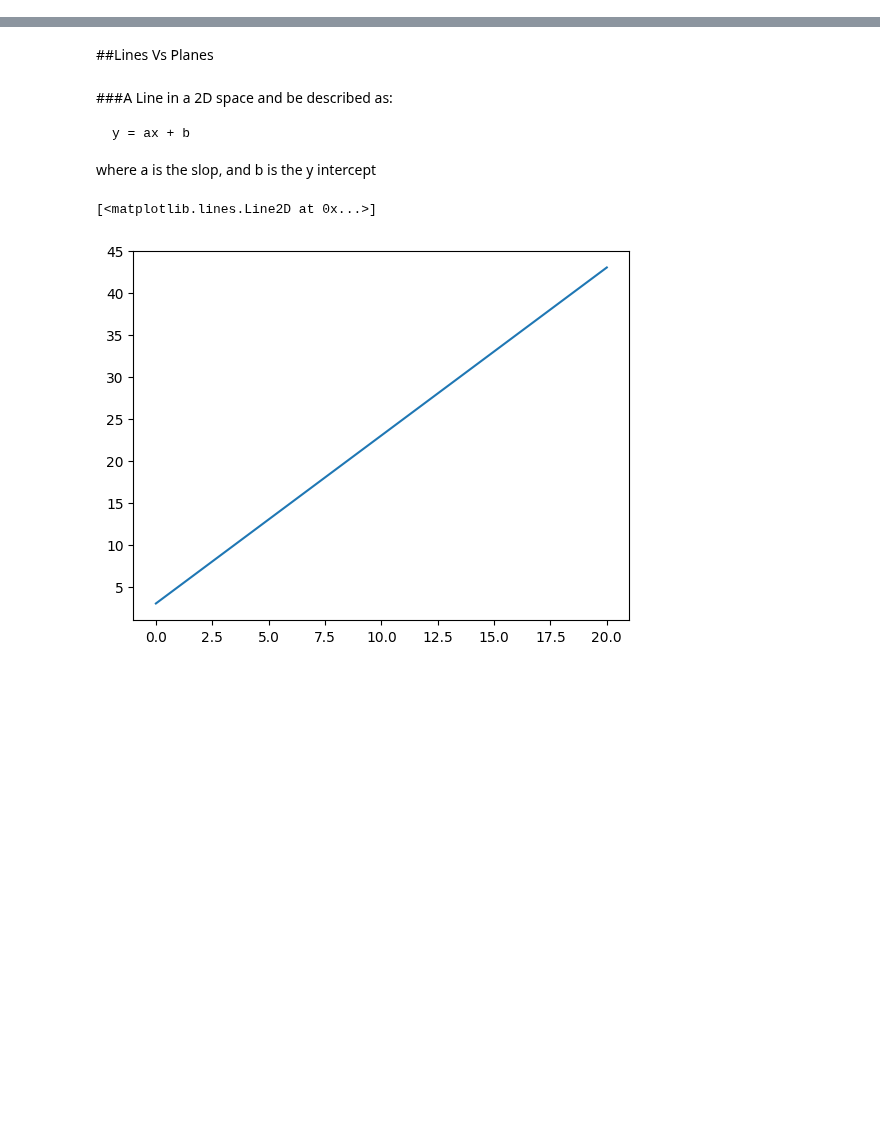
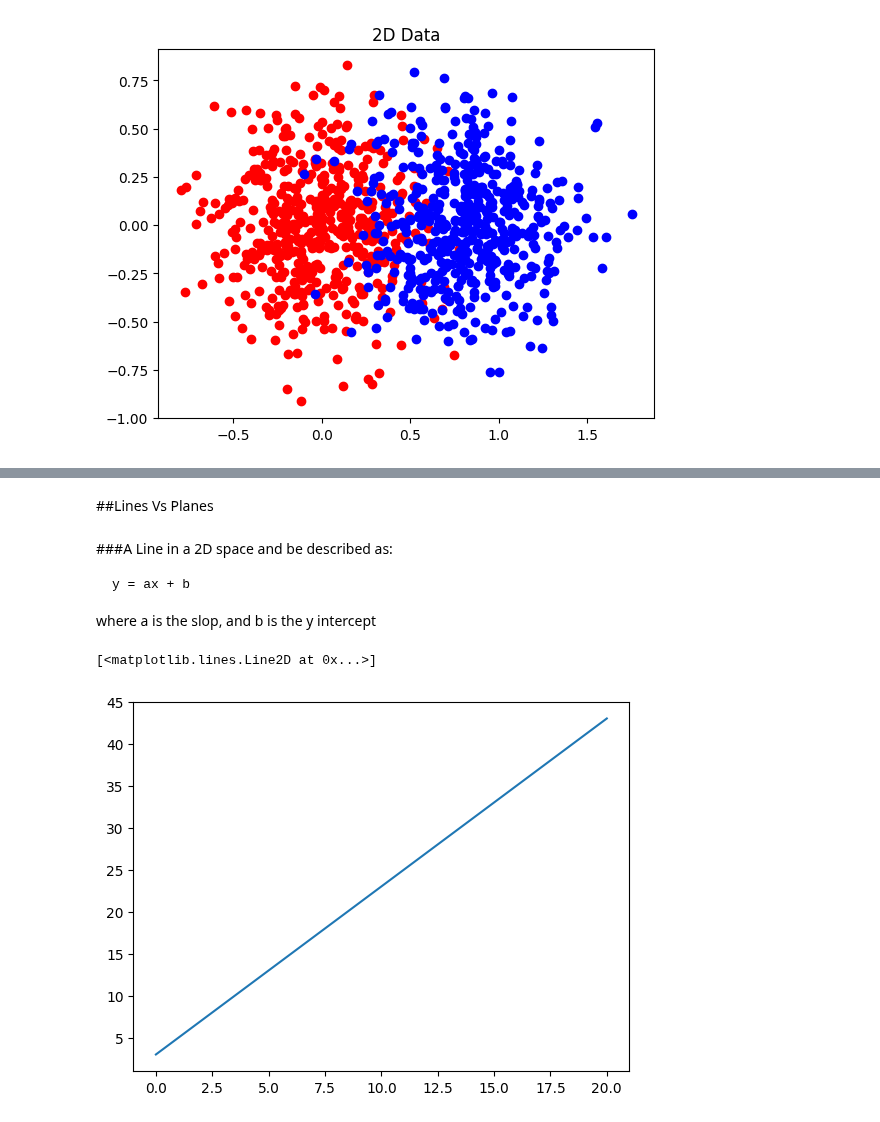
Before and after one commit to Metallicode/Math, a Jupyter notebook: Support_Vector_Machines_basic_theory.ipynb, the cells around one changed output, grey strips where cells are left out. Cells and saved outputs as stored; diff of their text form; code cells hidden in the pictures; blank space fills up the shorter version.

```diff
--- a/Support_Vector_Machines_basic_theory.ipynb
+++ b/Support_Vector_Machines_basic_theory.ipynb
@@ -2,0 +81,19 @@
+# %%
+import numpy as np
+import matplotlib.pyplot as plt
+
+# Generate data
+np.random.seed(0)
+N = 500
+X1 = np.random.randn(N, 2) * 0.3
+X2 = (np.random.randn(N, 2) * 0.3) + np.array([0.8, 0])
+X = np.vstack([X1, X2])
+y = np.array([0]*N + [1]*N)
+
+# Plot in 2D
+plt.scatter(X[y==0][:, 0], X[y==0][:, 1], color='red')
+plt.scatter(X[y==1][:, 0], X[y==1][:, 1], color='blue')
+plt.title("2D Data")
+plt.show()
+# %% [output]
+[figure, added]
```
Also changed, not shown: parts of 4 cells of this notebook.
